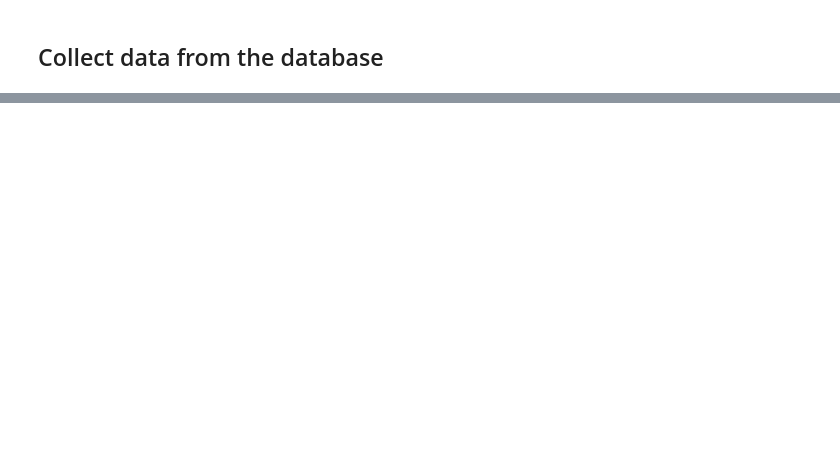
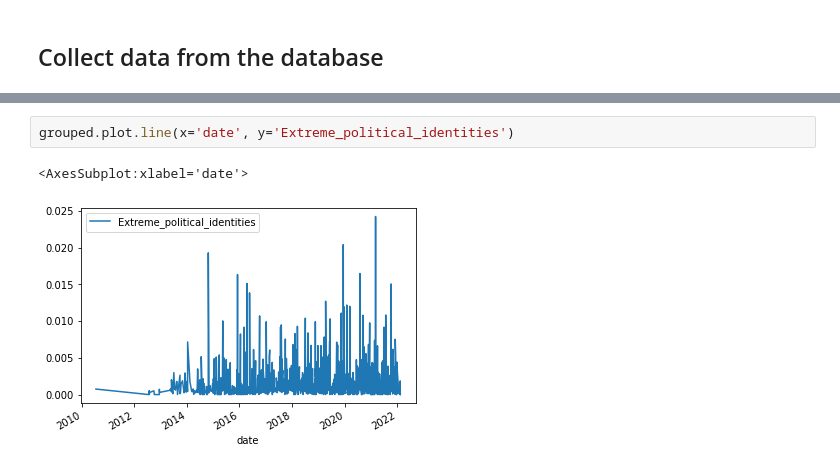
Before and after one commit to jarikstam/rmss_thesis, a Jupyter notebook: 4c_exploring_topics.ipynb, the cells around one changed output, grey strips where cells are left out. Drawn from its saved outputs; the diff is of its cells as text; blank space fills up the shorter version.

```diff
--- a/4c_exploring_topics.ipynb
+++ b/4c_exploring_topics.ipynb
@@ -116,0 +186,5 @@ grouped.sort_values('Pol_identity', ascending=False).head(10)
+# %%
+grouped.plot.line(x='date', y='Extreme_political_identities')
+# %% [output]
+<AxesSubplot:xlabel='date'>
+[figure, added]
```
Also changed, not shown: parts of 34 cells of this notebook, 5 other files.
